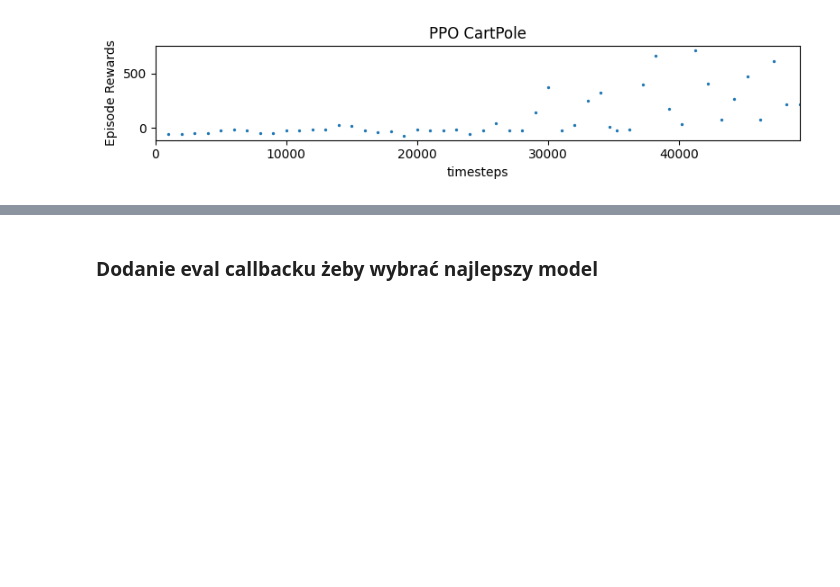
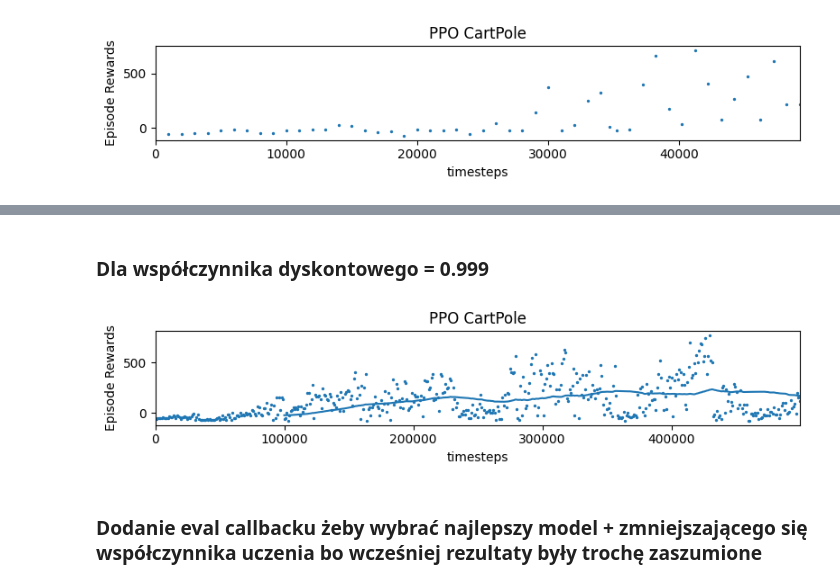
Before and after one commit to KlimaJaroslaw/InteligencjaObliczeniowa, a Jupyter notebook: proj03/proj3.ipynb, the cells around one changed output, grey strips where cells are left out. Saved outputs shown, nothing was run; the diff lists cells and outputs as text; code cells hidden in the pictures; blank space fills up the shorter version.

Commit message:
.
new big models

```diff
--- a/proj03/proj3.ipynb
+++ b/proj03/proj3.ipynb
@@ -275,2 +347,9 @@ run_model_opt(model_car)
+# %% [markdown]
+### Dla współczynnika dyskontowego = 0.999
+# %%
+plot_results([log_dir], 500_000, results_plotter.X_TIMESTEPS, "PPO CartPole")
+plt.show()
+# %% [output]
+[figure, added]
 # %% [markdown]
-### Dodanie eval callbacku żeby wybrać najlepszy model
+### Dodanie eval callbacku żeby wybrać najlepszy model + zmniejszającego się współczynnika uczenia bo wcześniej rezultaty były trochę zaszumione
```
Also changed, not shown: parts of 8 cells of this notebook, 6 other files.
